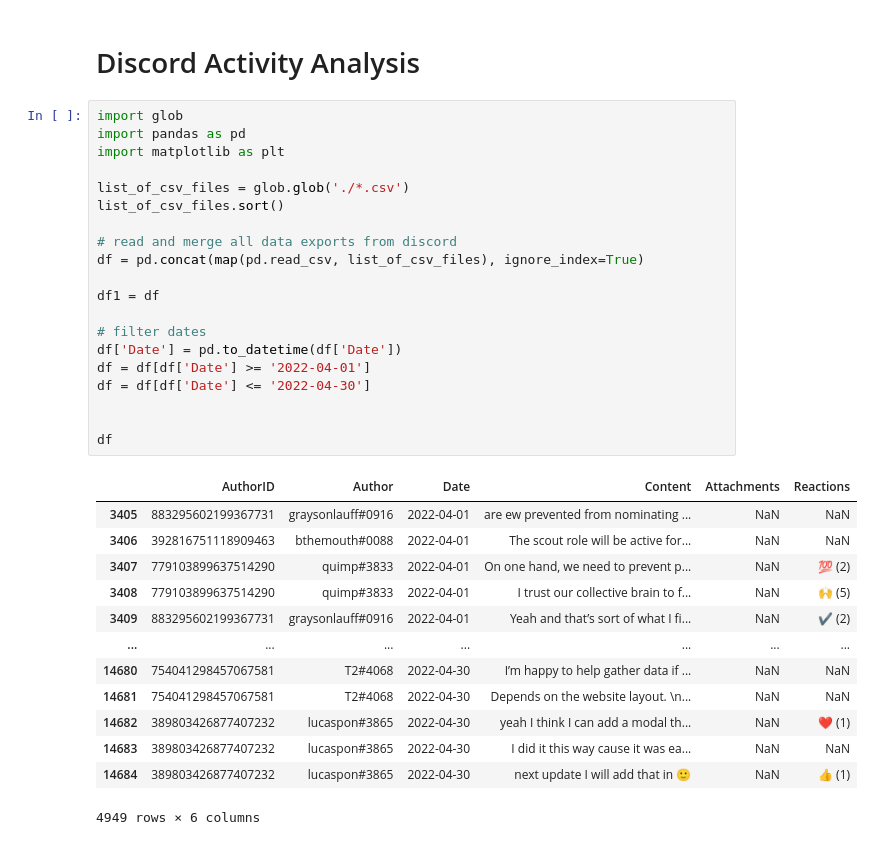
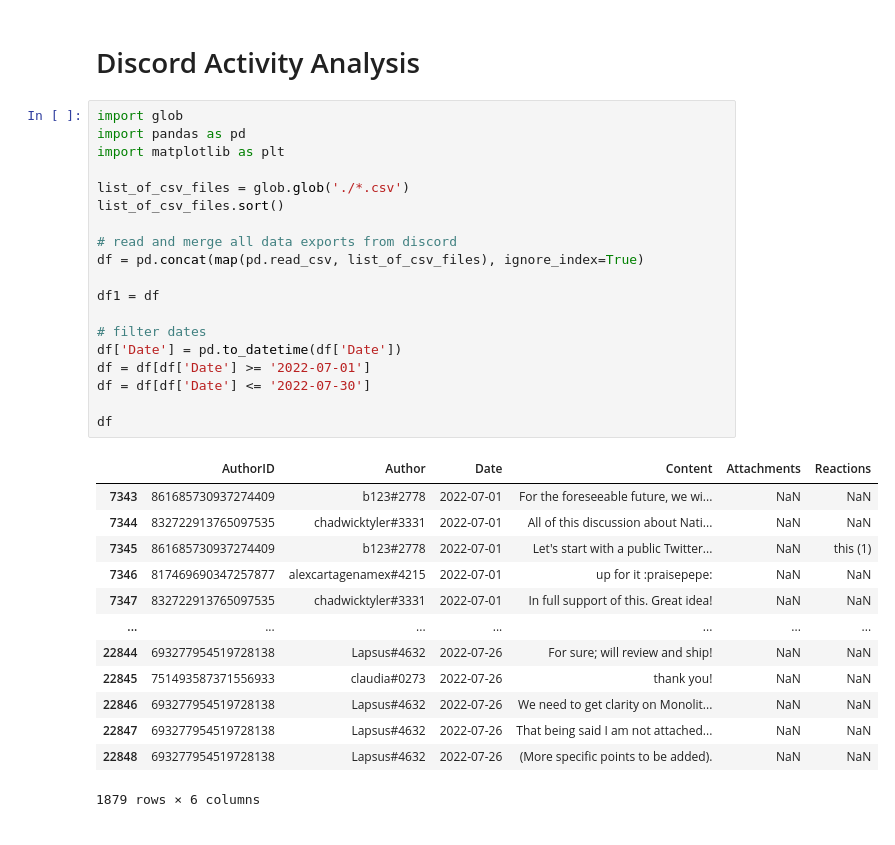
Before and after one commit to lucaspon/discord-activity, a Jupyter notebook: discord-activity.ipynb, the cells around one changed output. Drawn from its saved outputs; the diff is of its cells as text.

```diff
--- a/discord-activity.ipynb
+++ b/discord-activity.ipynb
@@ -3,37 +3,36 @@
 # %%
 import glob
 import pandas as pd
 import matplotlib as plt
 
 list_of_csv_files = glob.glob('./*.csv')
 list_of_csv_files.sort()
 
 # read and merge all data exports from discord
 df = pd.concat(map(pd.read_csv, list_of_csv_files), ignore_index=True)
 
 df1 = df
 
 # filter dates
 df['Date'] = pd.to_datetime(df['Date'])
-df = df[df['Date'] >= '2022-04-01']
-df = df[df['Date'] <= '2022-04-30']
-
+df = df[df['Date'] >= '2022-07-01']
+df = df[df['Date'] <= '2022-07-30']
 
 df
 # %% [output]
 |  | AuthorID | Author | Date | Content | Attachments | Reactions |
-| 3405 | 883295602199367731 | graysonlauff#0916 | 2022-04-01 | are ew prevented from nominating ... | NaN | NaN |
-| 3406 | 392816751118909463 | bthemouth#0088 | 2022-04-01 | The scout role will be active for... | NaN | NaN |
-| 3407 | 779103899637514290 | quimp#3833 | 2022-04-01 | On one hand, we need to prevent p... | NaN | 💯 (2) |
-| 3408 | 779103899637514290 | quimp#3833 | 2022-04-01 | I trust our collective brain to f... | NaN | 🙌 (5) |
-| 3409 | 883295602199367731 | graysonlauff#0916 | 2022-04-01 | Yeah and that’s sort of what I fi... | NaN | ✔️ (2) |
+| 7343 | 861685730937274409 | b123#2778 | 2022-07-01 | For the foreseeable future, we wi... | NaN | NaN |
+| 7344 | 832722913765097535 | chadwicktyler#3331 | 2022-07-01 | All of this discussion about Nati... | NaN | NaN |
+| 7345 | 861685730937274409 | b123#2778 | 2022-07-01 | Let's start with a public Twitter... | NaN | this (1) |
+| 7346 | 817469690347257877 | alexcartagenamex#4215 | 2022-07-01 | up for it :praisepepe: | NaN | NaN |
+| 7347 | 832722913765097535 | chadwicktyler#3331 | 2022-07-01 | In full support of this. Great idea! | NaN | NaN |
 | ... | ... | ... | ... | ... | ... | ... |
-| 14680 | 754041298457067581 | T2#4068 | 2022-04-30 | I’m happy to help gather data if ... | NaN | NaN |
-| 14681 | 754041298457067581 | T2#4068 | 2022-04-30 | Depends on the website layout. \n... | NaN | NaN |
-| 14682 | 389803426877407232 | lucaspon#3865 | 2022-04-30 | yeah I think I can add a modal th... | NaN | ❤️ (1) |
-| 14683 | 389803426877407232 | lucaspon#3865 | 2022-04-30 | I did it this way cause it was ea... | NaN | NaN |
-| 14684 | 389803426877407232 | lucaspon#3865 | 2022-04-30 | next update I will add that in 🙂 | NaN | 👍 (1) |
+| 22844 | 693277954519728138 | Lapsus#4632 | 2022-07-26 | For sure; will review and ship! | NaN | NaN |
+| 22845 | 751493587371556933 | claudia#0273 | 2022-07-26 | thank you! | NaN | NaN |
+| 22846 | 693277954519728138 | Lapsus#4632 | 2022-07-26 | We need to get clarity on Monolit... | NaN | NaN |
+| 22847 | 693277954519728138 | Lapsus#4632 | 2022-07-26 | That being said I am not attached... | NaN | NaN |
+| 22848 | 693277954519728138 | Lapsus#4632 | 2022-07-26 | (More specific points to be added). | NaN | NaN |
-4949 rows × 6 columns
+1879 rows × 6 columns
 # %%
 
 # group by author
```
Also changed, not shown: parts of 4 cells of this notebook, 1 other file.
